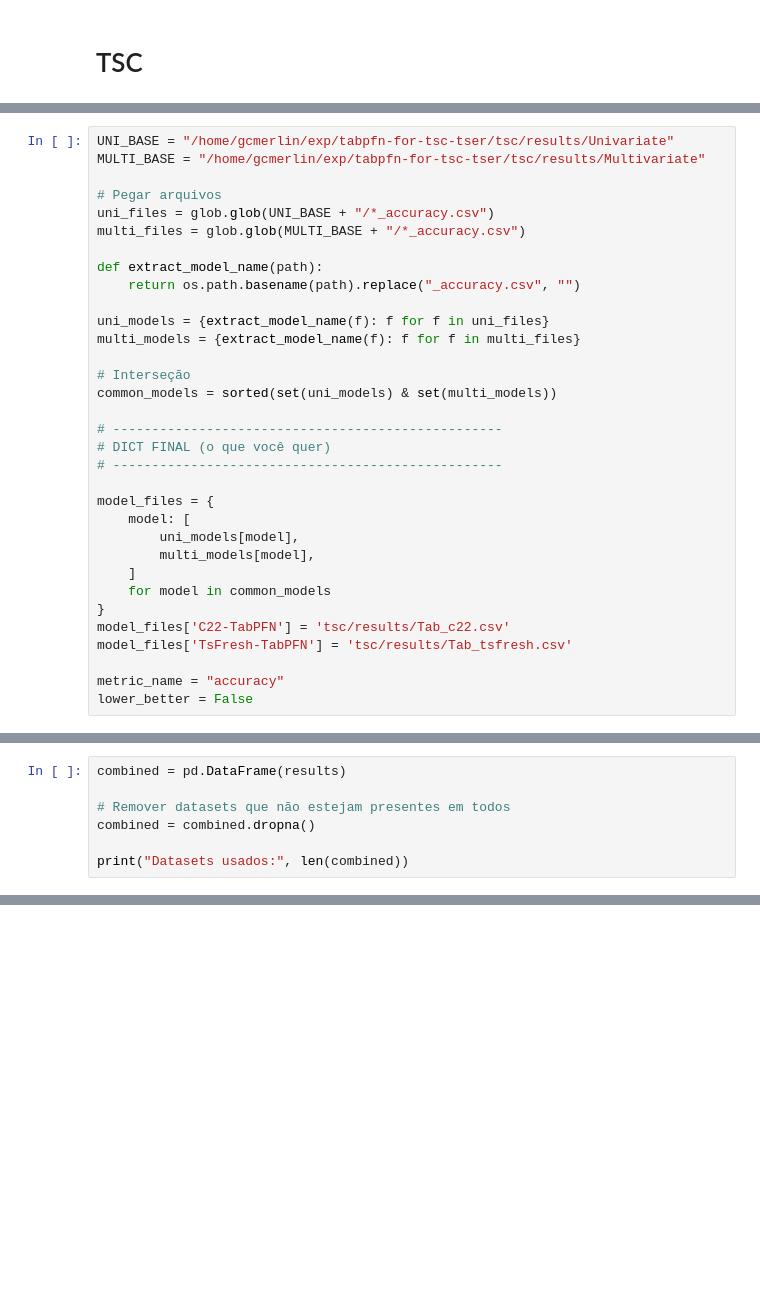
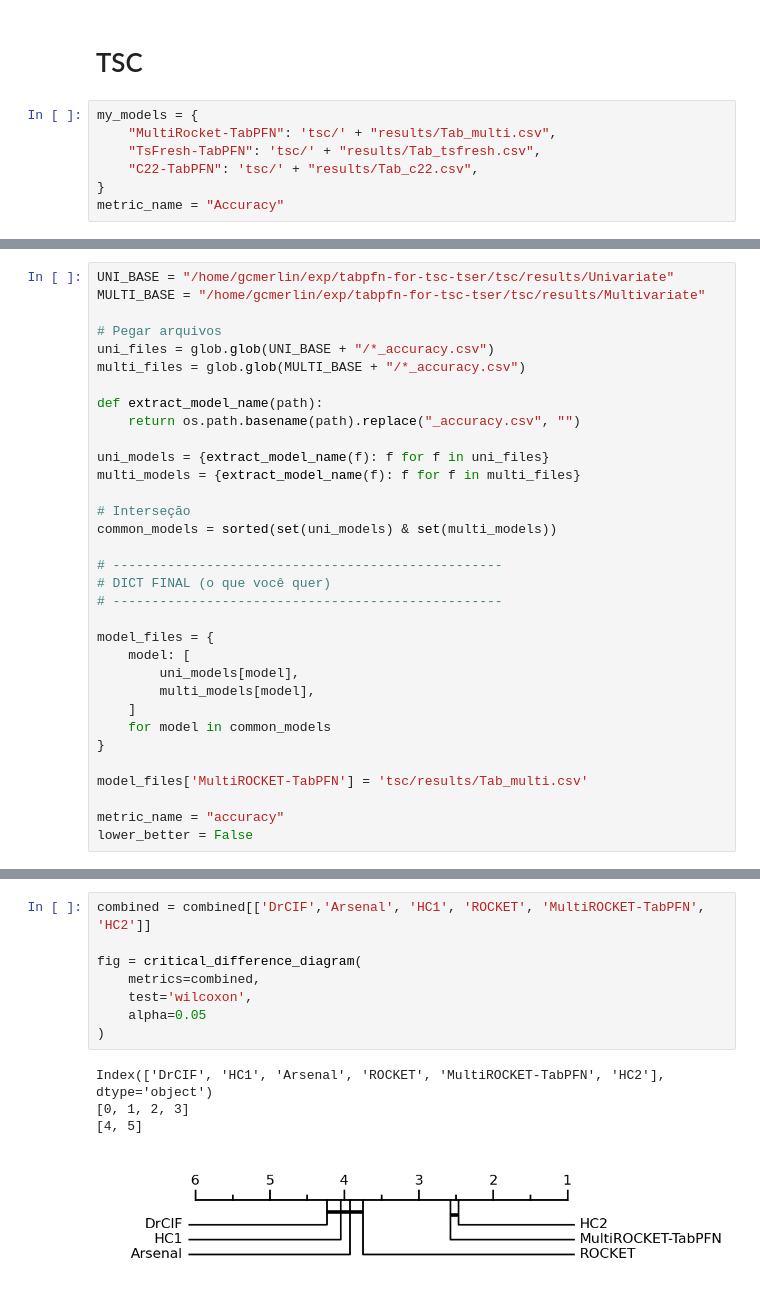
Before and after one commit to gabrielcmerlin/TS2TabPFN, a Jupyter notebook: results.ipynb, the cells around one changed output, grey strips where cells are left out. Cells and saved outputs as stored; diff of their text form; blank space fills up the shorter version.

```diff
--- a/results.ipynb
+++ b/results.ipynb
@@ -180,2 +110,9 @@ fig.show()
 # %% [markdown]
 # TSC
+# %%
+my_models = {
+    "MultiRocket-TabPFN": 'tsc/' + "results/Tab_multi.csv",
+    "TsFresh-TabPFN": 'tsc/' + "results/Tab_tsfresh.csv",
+    "C22-TabPFN": 'tsc/' + "results/Tab_c22.csv",
+}
+metric_name = "Accuracy"
@@ -207,8 +171,8 @@ model_files = {
     ]
     for model in common_models
 }
-model_files['C22-TabPFN'] = 'tsc/results/Tab_c22.csv'
-model_files['TsFresh-TabPFN'] = 'tsc/results/Tab_tsfresh.csv'
+
+model_files['MultiROCKET-TabPFN'] = 'tsc/results/Tab_multi.csv'
 
 metric_name = "accuracy"
 lower_better = False
@@ -242,7 +209,0 @@ combined = combined.dropna()
-# %%
-combined = pd.DataFrame(results)
-
-# Remover datasets que não estejam presentes em todos
-combined = combined.dropna()
-
-print("Datasets usados:", len(combined))
@@ -270,0 +210,13 @@ plt.show()
+# %%
+combined = combined[['DrCIF','Arsenal', 'HC1', 'ROCKET', 'MultiROCKET-TabPFN', 'HC2']]
+
+fig = critical_difference_diagram(
+    metrics=combined,
+    test='wilcoxon',
+    alpha=0.05
+)
+# %% [output]
+Index(['DrCIF', 'HC1', 'Arsenal', 'ROCKET', 'MultiROCKET-TabPFN', 'HC2'], dtype='object')
+[0, 1, 2, 3]
+[4, 5]
+[figure, added]
```
Also changed, not shown: parts of 16 cells of this notebook, 6 other files.
